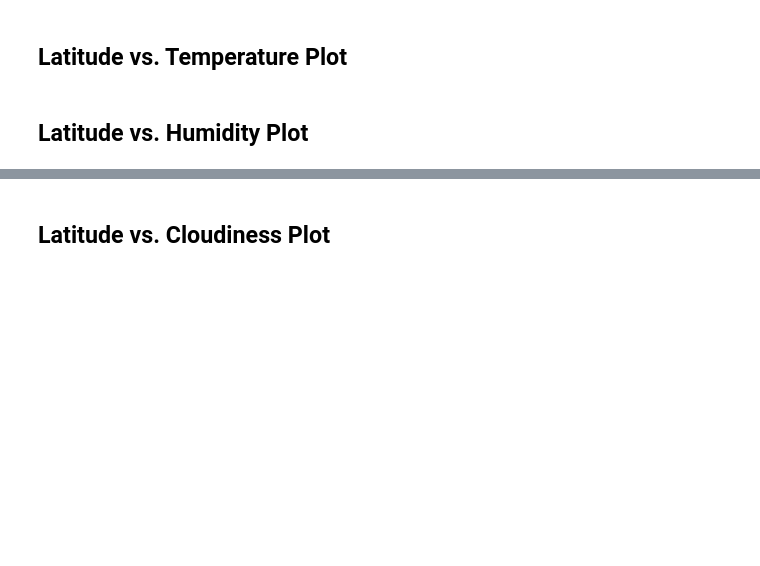
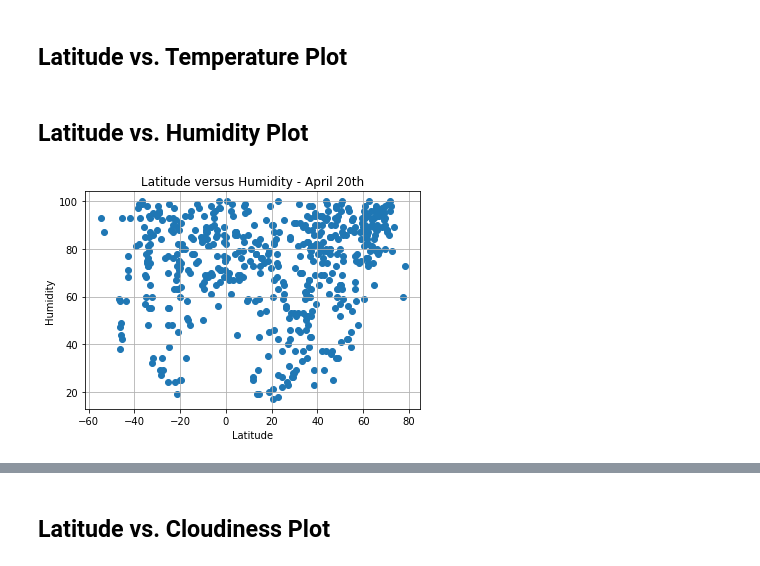
Before and after one commit to jbui009/python-api-challenge, a Jupyter notebook: WeatherPy-FINAL.ipynb, the cells around one changed output, grey strips where cells are left out. Saved outputs shown, nothing was run; the diff lists cells and outputs as text; code cells hidden in the pictures; blank space fills up the shorter version.

```diff
--- a/WeatherPy-FINAL.ipynb
+++ b/WeatherPy-FINAL.ipynb
@@ -92,10 +88,13 @@ city_name = []
 count_one = 1
 set_one = 1
 
+url = "http://api.openweathermap.org/data/2.5/weather?"
+
 #loops
 for city in cities:
+    weather_url = f"{url}appid={weather_api_key}&units={units}&q={city}"
     try:
-        response =requests.get(url).json()
+        response =requests.get(weather_url).json()
         print(f"Processing Record {count_one} of Set {set_one} | {city.title()}")
         longitude.append(response["coord"]["lon"])
         latitude.append(response["coord"]["lat"])
@@ -125,7 +142,7 @@ Cities_df = pd.DataFrame({"City": city_name,
                         "Humidity": humidity,
                         "Date": date,
                         "Cloudiness" : clouds,
-                        "Windspeed": windspeed,
+                        "Windspeed": wind,
                         "Country": country,
                         "Latitude": latitude,
                         "Longitude": longitude
@@ -157,9 +183,11 @@ plt.savefig('Lat_v_Temp.png')
 # %% [markdown]
 ## Latitude vs. Humidity Plot
 # %%
-plt.scatter(CitiesDF["Latitude"], CitiesDF["Humidity"])
+plt.scatter(Cities_df["Latitude"], Cities_df["Humidity"])
 plt.title("Latitude versus Humidity - April 20th")
 plt.xlabel("Latitude")
 plt.ylabel("Humidity")
 plt.grid(True)
 plt.savefig('Lat_v_Humidity.png')
+# %% [output]
+[figure, added]
```
Also changed, not shown: parts of 27 cells of this notebook, 4 other files.
